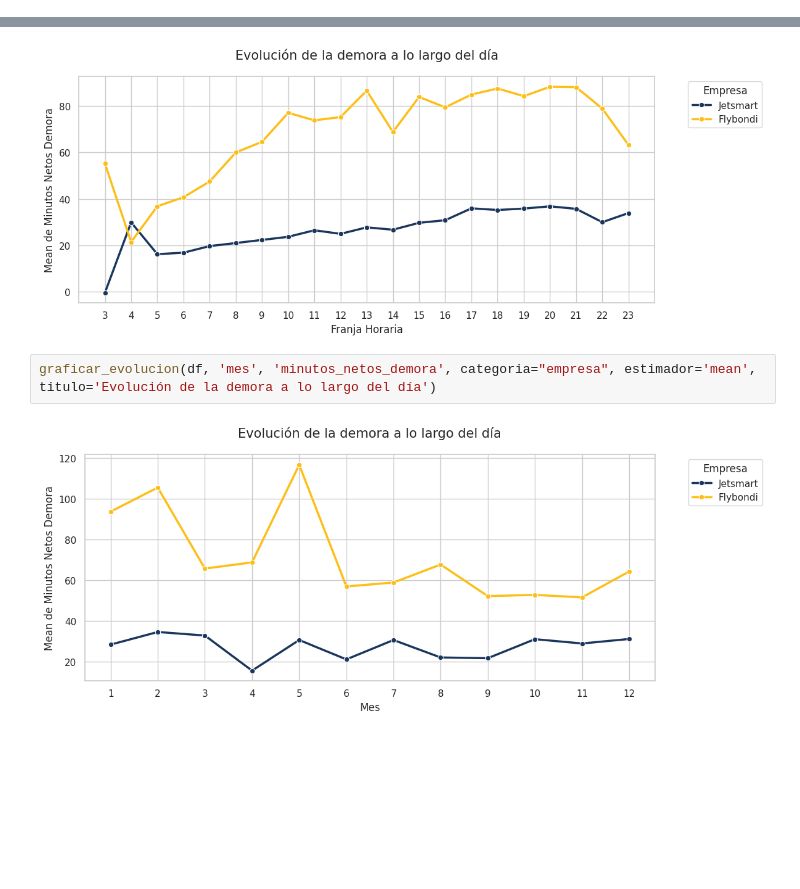
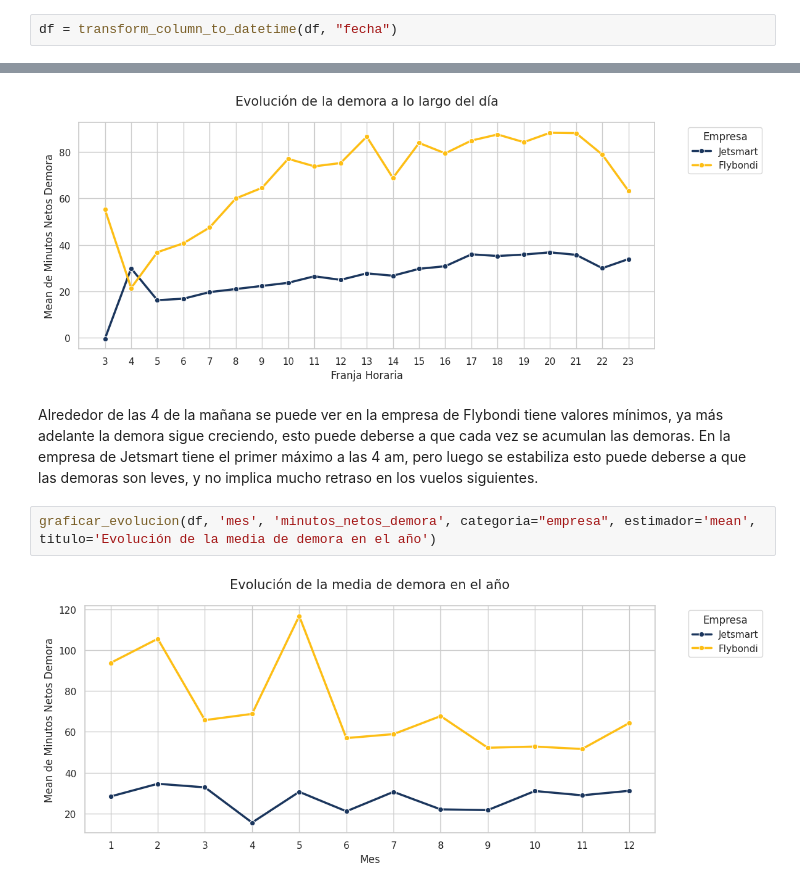
Before and after one commit to parivgabriela/Data_mining, a Jupyter notebook: analisis_estado_vuelos/notebooks/03_EDA_reporte.ipynb, the cells around one changed output, grey strips where cells are left out. Saved outputs shown, nothing was run; the diff lists cells and outputs as text; blank space fills up the shorter version.

```diff
--- a/analisis_estado_vuelos/notebooks/03_EDA_reporte.ipynb
+++ b/analisis_estado_vuelos/notebooks/03_EDA_reporte.ipynb
@@ -110,3 +326,5 @@ df.dtypes
 | franja_horaria | int32 |
 | nivel_demora | category |
 dtype: object
+# %%
+df = transform_column_to_datetime(df, "fecha")
@@ -189,7 +392,9 @@ def graficar_evolucion(df, x, y, categoria=None, estimador='mean', titulo=None):
 graficar_evolucion(df, 'franja_horaria', 'minutos_netos_demora', categoria="empresa", estimador='mean', titulo='Evolución de la demora a lo largo del día')
 # %% [output]
 [figure]
+# %% [markdown]
+Alrededor de las 4 de la mañana se puede ver en la empresa de Flybondi tiene valores mínimos, ya más adelante la demora sigue creciendo, esto puede deberse a que cada vez se acumulan las demoras. En la empresa de Jetsmart tiene el primer máximo a las 4 am, pero luego se estabiliza esto puede deberse a que las demoras son leves, y no implica mucho retraso en los vuelos siguientes.
 # %%
-graficar_evolucion(df, 'mes', 'minutos_netos_demora', categoria="empresa", estimador='mean', titulo='Evolución de la demora a lo largo del día')
+graficar_evolucion(df, 'mes', 'minutos_netos_demora', categoria="empresa", estimador='mean', titulo='Evolución de la media de demora en el año')
 # %% [output]
-[figure, old version]
+[figure, new version]
```
Also changed, not shown: parts of 43 cells of this notebook.
